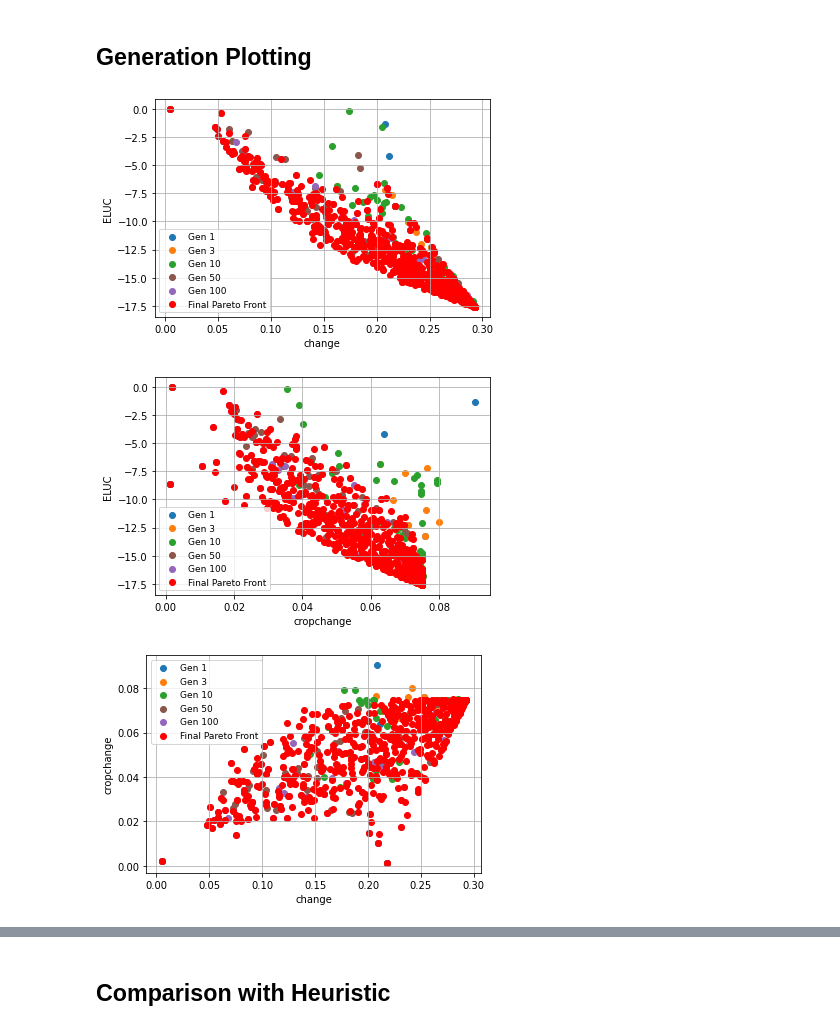
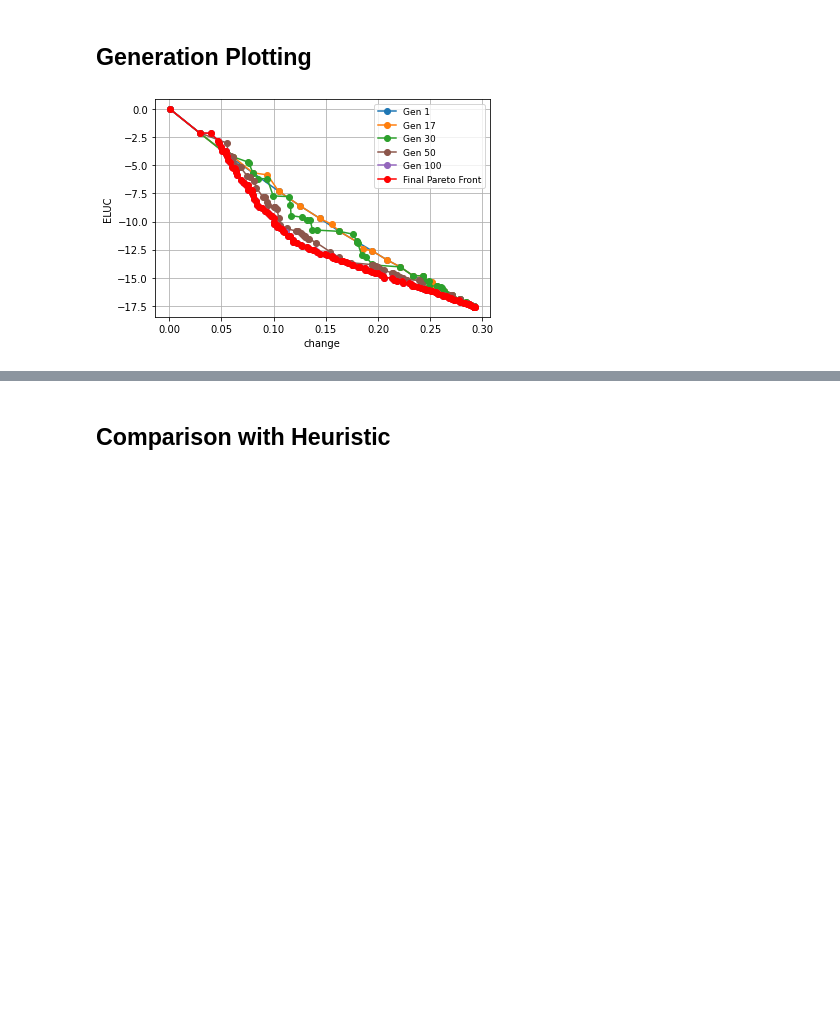
Before and after one commit to Project-Resilience/mvp, a Jupyter notebook: use_cases/eluc/experiments/prescriptor_experiments.ipynb, the cells around one changed output, grey strips where cells are left out. Drawn from its saved outputs; the diff is of its cells as text; code cells hidden in the pictures; blank space fills up the shorter version.

```diff
--- a/use_cases/eluc/experiments/prescriptor_experiments.ipynb
+++ b/use_cases/eluc/experiments/prescriptor_experiments.ipynb
@@ -32,8 +32,9 @@ encoder = dataset.encoder
 ### Load Results
 # %%
 TOTAL_GENS = 100
-OUTCOMES = ["ELUC", "change", "cropchange"]
-results_dir = Path("prescriptors/nsga2/training_runs/eds")
+# OUTCOMES = ["ELUC", "change", "cropchange"]
+OUTCOMES = ["ELUC", "change"]
+results_dir = Path("prescriptors/nsga2/training_runs/eds-rhea")
 # %%
 def create_pareto_df(gen: int, results_dir: Path):
     last_gen_filename = results_dir / f"{gen}.csv"
@@ -126,12 +127,12 @@ def plot_gens(dir, gens, outcomes, save_path=None):
         curve_names.append(curve_name)
 
         curve = merged_df[merged_df["Name"] == curve_name]
-        plt.scatter(curve[outcomes[0]], curve[outcomes[1]], color=colors[i], label= "Gen " + str(gen))
+        plt.plot(curve[outcomes[0]], curve[outcomes[1]], color=colors[i], label= "Gen " + str(gen), marker="o")
 
-    overall_pareto_df = get_overall_pareto_df(gens[-1], dir)
+    overall_pareto_df = get_overall_pareto_df(TOTAL_GENS, dir)
 
     overall_pareto_df = overall_pareto_df.sort_values(by=outcomes[0])
-    plt.scatter(overall_pareto_df[outcomes[0]], overall_pareto_df[outcomes[1]], color="r", label="Final Pareto Front")
+    plt.plot(overall_pareto_df[outcomes[0]], overall_pareto_df[outcomes[1]], color="r", marker="o", label="Final Pareto Front")
     #plt.xlim(0, 0.4)
     plt.grid()
     # handles, labels = plt.gca().get_legend_handles_labels()
@@ -145,14 +146,12 @@ def plot_gens(dir, gens, outcomes, save_path=None):
         plt.savefig(save_path, format="png", dpi=300)
     plt.show()
 # %%
-gens_to_plot = [1, 3, 10, 50, 100]
+gens_to_plot = [1, 17, 30, 50, 100]
 plot_gens(results_dir, gens_to_plot, ["change", "ELUC"], save_path=None)
-plot_gens(results_dir, gens_to_plot, ["cropchange", "ELUC"], save_path=None)
-plot_gens(results_dir, gens_to_plot, ["change", "cropchange"], save_path=None)
+# plot_gens(results_dir, gens_to_plot, ["cropchange", "ELUC"], save_path=None)
+# plot_gens(results_dir, gens_to_plot, ["change", "cropchange"], save_path=None)
 # %% [output]
-[figure, old version]
+[figure, new version]
-[figure, removed]
-[figure, removed]
 # %%
 def plot_parallel_coordinates(gen: int, results_dir: Path):
     gen_df = create_pareto_df(gen, results_dir).iloc[:10]
```
Also changed, not shown: parts of 29 cells of this notebook, 7 other files.
